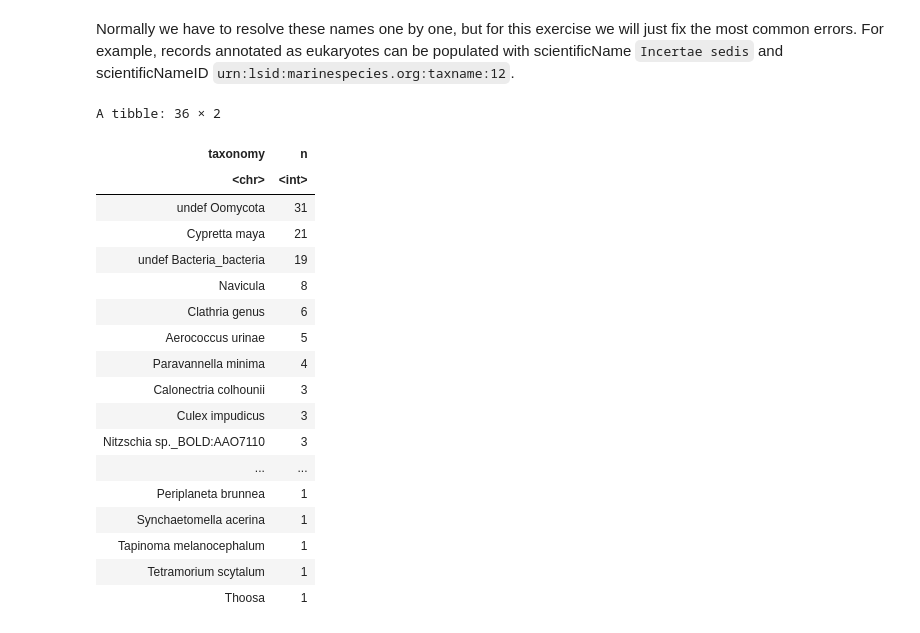
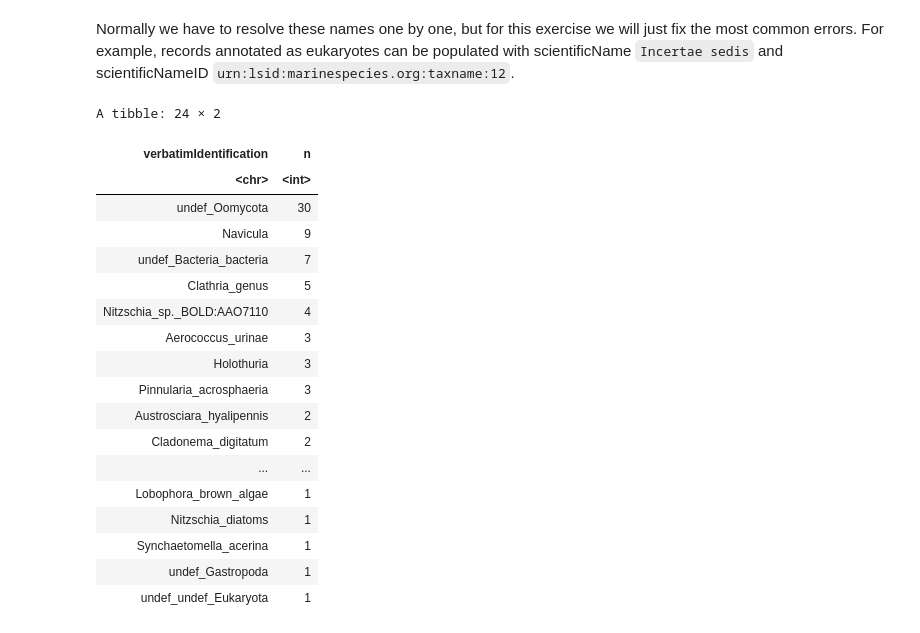
Before and after one commit to iobis/sg-12-dataset, a Jupyter notebook: scripts/pieter.ipynb, the cells around one changed output. Saved outputs shown, nothing was run; the diff lists cells and outputs as text; code cells hidden in the pictures.

Commit message:
occurrence table

```diff
--- a/scripts/pieter.ipynb
+++ b/scripts/pieter.ipynb
@@ -137,8 +196,9 @@ A data.frame: 13375 × 4
 
 Let's first match the taxa with WoRMS. This can be done using the `obistools` package. Before matching with WoRMS we will remove underscores from the scientific names.
 # %%
-taxonomy <- taxonomy %>%
-    mutate(taxonomy = stringr::str_replace(taxonomy, "_", " "))
+taxon_names <- stringr::str_replace(occurrence$verbatimIdentification, "_", " ")
 # %%
-matched <- obistools::match_taxa(taxonomy$taxonomy, ask = FALSE)
+matched <- obistools::match_taxa(taxon_names, ask = FALSE) %>%
+    select(scientificName, scientificNameID)
+matched
 # %% [output]
@@ -146,2 +225,3 @@ matched <- obistools::match_taxa(taxonomy$taxonomy, ask = FALSE)
 # %%
-taxonomy <- bind_cols(taxonomy, matched)
+occurrence <- bind_cols(occurrence, matched)
+occurrence
@@ -174,34 +274,34 @@ A tibble: 36 × 2
 # %% [markdown]
 Normally we have to resolve these names one by one, but for this exercise we will just fix the most common errors. For example, records annotated as eukaryotes can be populated with scientificName `Incertae sedis` and scientificNameID `urn:lsid:marinespecies.org:taxname:12`.
 # %%
-taxonomy <- taxonomy %>%
+occurrence <- occurrence %>%
     mutate(
-        scientificName = case_when(taxonomy %in% c("Eukaryota", "undef Eukaryota", "") ~ "Incertae sedis", .default = scientificName),
-        scientificNameID = case_when(taxonomy %in% c("Eukaryota", "undef Eukaryota", "") ~ "urn:lsid:marinespecies.org:taxname:12", .default = scientificNameID)
+        scientificName = case_when(verbatimIdentification %in% c("Eukaryota", "undef_Eukaryota", "") ~ "Incertae sedis", .default = scientificName),
+        scientificNameID = case_when(verbatimIdentification %in% c("Eukaryota", "undef_Eukaryota", "") ~ "urn:lsid:marinespecies.org:taxname:12", .default = scientificNameID)
     )
 # %%
-taxonomy %>%
+occurrence %>%
     filter(is.na(scientificNameID)) %>%
-    group_by(taxonomy) %>%
+    group_by(verbatimIdentification) %>%
     summarize(n = n()) %>%
     arrange(desc(n))
 # %% [output]
-A tibble: 36 × 2
+A tibble: 24 × 2
-| taxonomy | n |
+| verbatimIdentification | n |
 | <chr> | <int> |
-| undef Oomycota | 31 |
-| Cypretta maya | 21 |
-| undef Bacteria_bacteria | 19 |
-| Navicula | 8 |
-| Clathria genus | 6 |
-| Aerococcus urinae | 5 |
-| Paravannella minima | 4 |
-| Calonectria colhounii | 3 |
-| Culex impudicus | 3 |
-| Nitzschia sp._BOLD:AAO7110 | 3 |
+| undef_Oomycota | 30 |
+| Navicula | 9 |
+| undef_Bacteria_bacteria | 7 |
+| Clathria_genus | 5 |
+| Nitzschia_sp._BOLD:AAO7110 | 4 |
+| Aerococcus_urinae | 3 |
+| Holothuria | 3 |
+| Pinnularia_acrosphaeria | 3 |
+| Austrosciara_hyalipennis | 2 |
+| Cladonema_digitatum | 2 |
 | ... | ... |
-| Periplaneta brunnea | 1 |
-| Synchaetomella acerina | 1 |
-| Tapinoma melanocephalum | 1 |
-| Tetramorium scytalum | 1 |
-| Thoosa | 1 |
+| Lobophora_brown_algae | 1 |
+| Nitzschia_diatoms | 1 |
+| Synchaetomella_acerina | 1 |
+| undef_Gastropoda | 1 |
+| undef_undef_Eukaryota | 1 |
```
Also changed, not shown: parts of 12 cells of this notebook.
